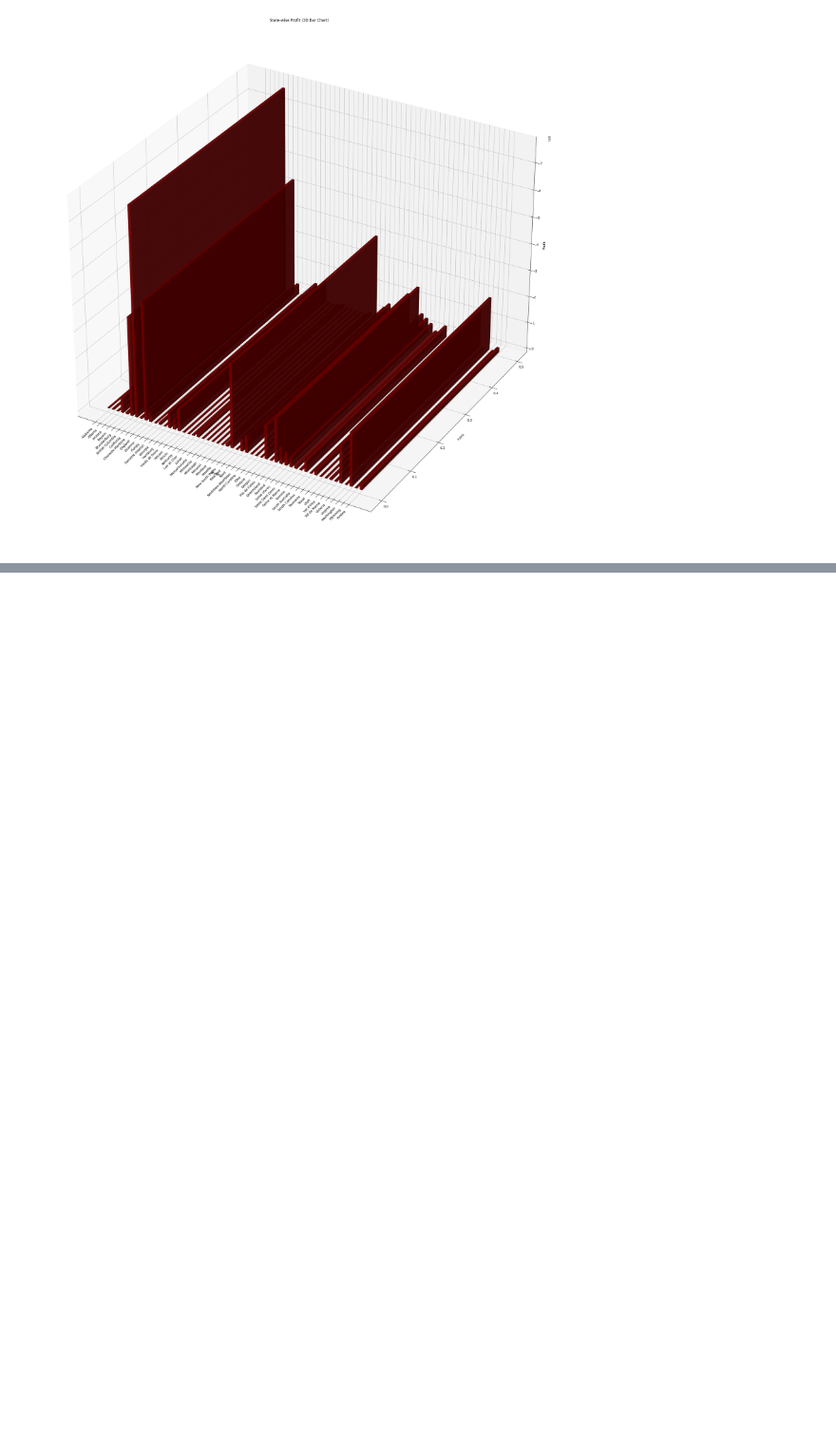
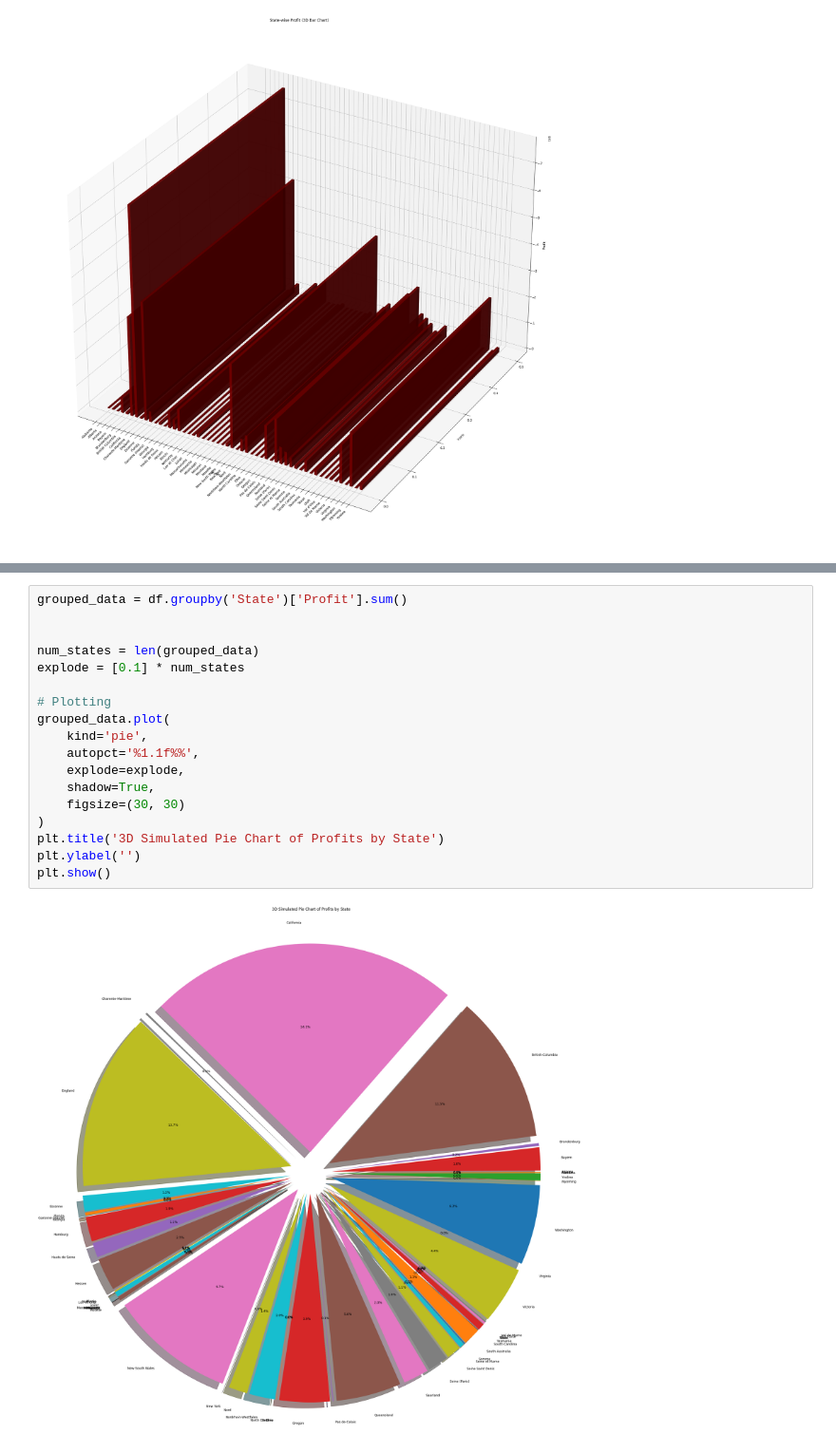
Before and after one commit to Ananthkrishnandayanithi/Entrans_task, a Jupyter notebook: AItask.ipynb, the cells around one changed output, grey strips where cells are left out. Shown at 95% size. Drawn from its saved outputs; the diff is of its cells as text; blank space fills up the shorter version.

```diff
--- a/AItask.ipynb
+++ b/AItask.ipynb
@@ -479,0 +487,20 @@ Name: Profit, dtype: int64
+# %%
+grouped_data = df.groupby('State')['Profit'].sum()
+
+
+num_states = len(grouped_data)
+explode = [0.1] * num_states
+
+# Plotting
+grouped_data.plot(
+    kind='pie',
+    autopct='%1.1f%%',
+    explode=explode,
+    shadow=True,
+    figsize=(30, 30)
+)
+plt.title('3D Simulated Pie Chart of Profits by State')
+plt.ylabel('')
+plt.show()
+# %% [output]
+[figure, added]
```
Also changed, not shown: parts of 3 cells of this notebook.
